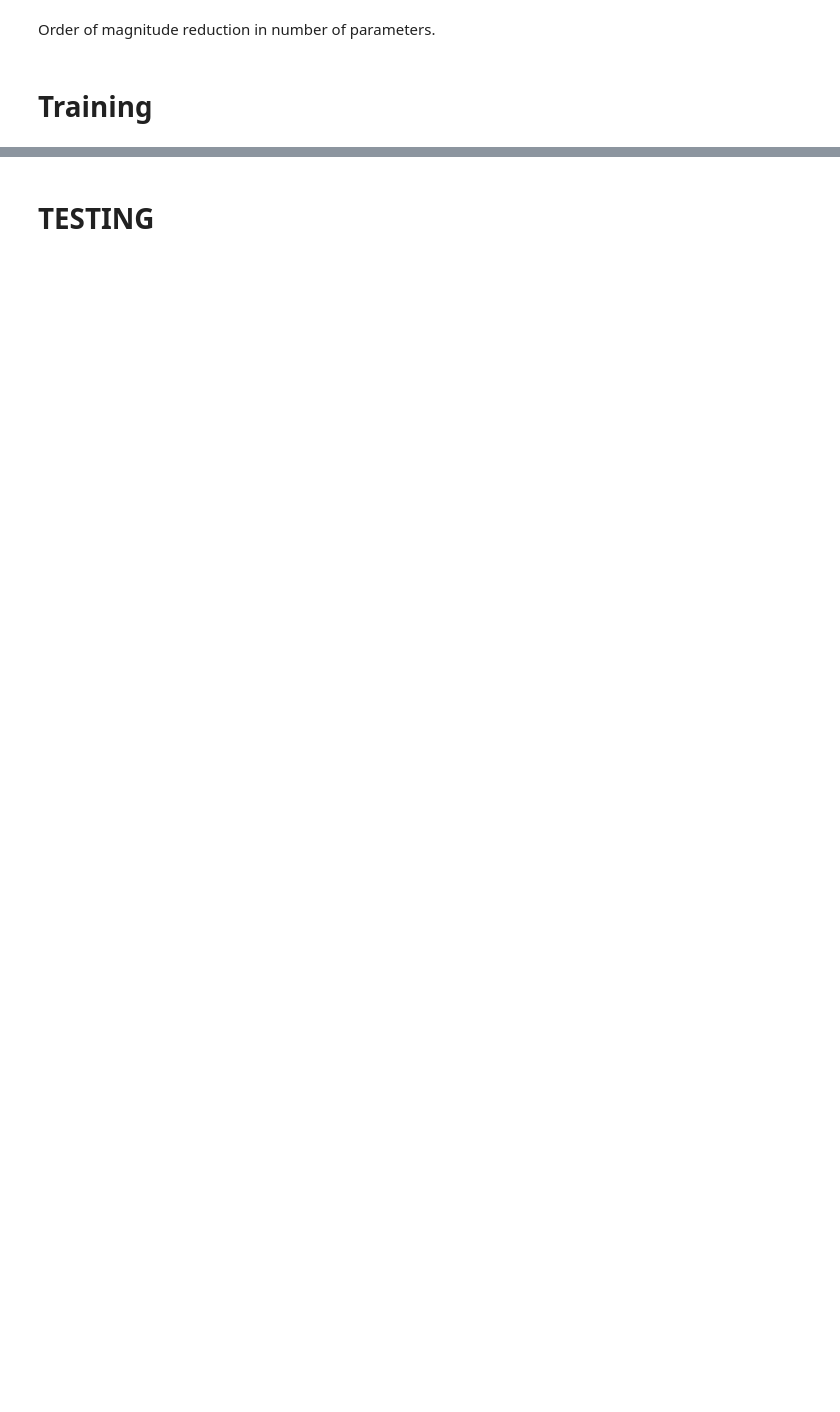
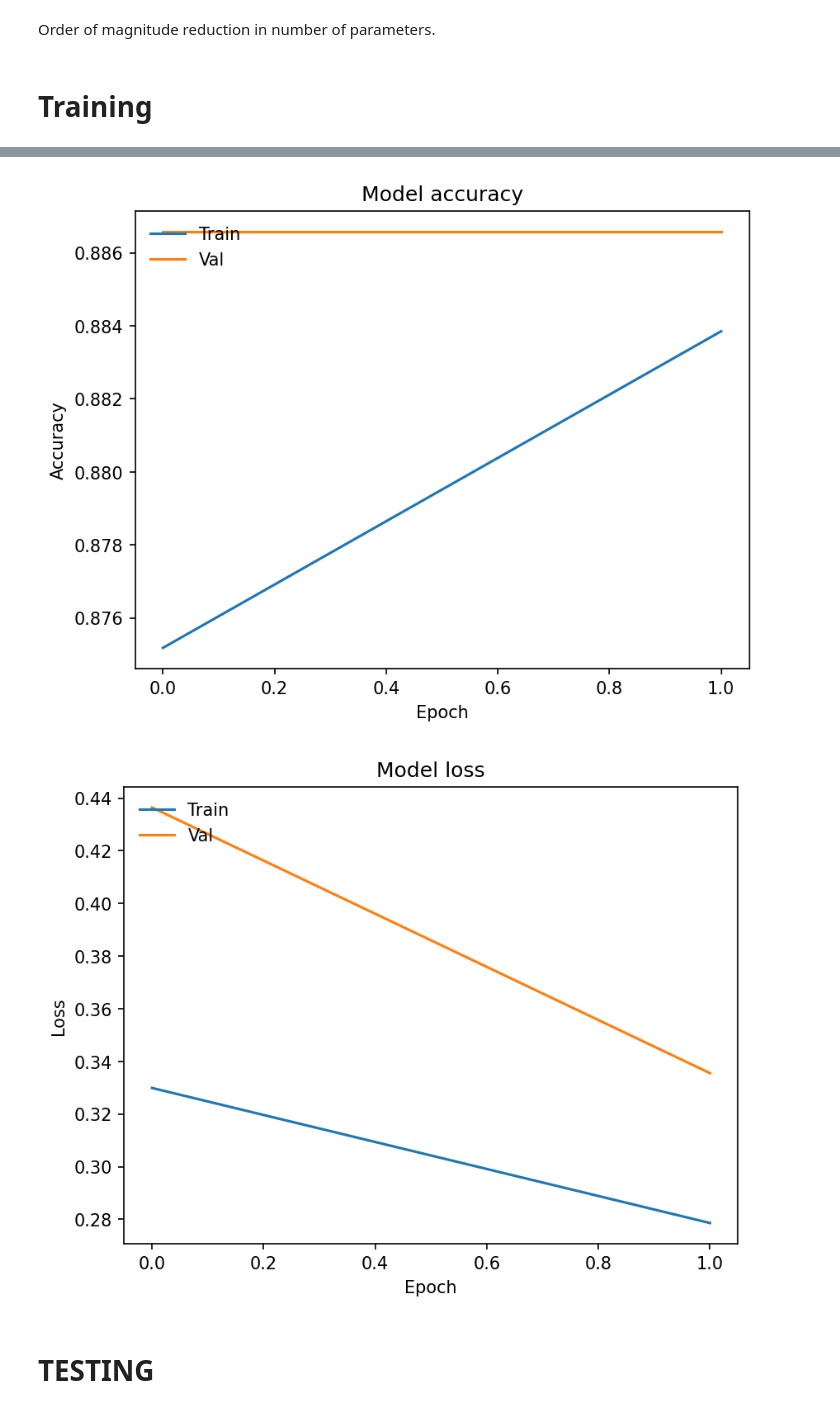
Before and after one commit to mixi26/Neutrino-Interactions, a Jupyter notebook: Task 1.ipynb, the cells around one changed output, grey strips where cells are left out. Saved outputs shown, nothing was run; the diff lists cells and outputs as text; code cells hidden in the pictures; blank space fills up the shorter version.

```diff
--- a/Task 1.ipynb
+++ b/Task 1.ipynb
@@ -377,10 +426,10 @@ Model: "functional"
 # $\nu_{\mu}$-classifier
 # %%
 def branch(input_img):
-    x_view_1 = keras.layers.Conv2D(16, (4, 4), activation='relu', strides=2, input_shape=(100,80,1))(input_img)
+    x_view_1 = keras.layers.Conv2D(16, (4, 4), activation='relu', strides=2, padding='same')(input_img) # Added padding
     x_view_2 = keras.layers.MaxPooling2D((3, 3),padding='same')(x_view_1)
     x_view_3 = BatchNormalization()(x_view_2)
-    x_view_4 = keras.layers.Conv2D(16, (4, 4), activation='relu', strides=2, input_shape=(100,80,1))(x_view_3)
+    x_view_4 = keras.layers.Conv2D(16, (4, 4), activation='relu', strides=2, padding='same')(x_view_3) # Added padding
     x_view_5 = keras.layers.MaxPooling2D((3, 3),padding='same')(x_view_4)
     x_view_6 = BatchNormalization()(x_view_5)
     x_view_7 = keras.layers.Dropout(0.2)(x_view_6)
@@ -398,5 +443,10 @@ final_2 = tf.keras.layers.Softmax(axis=-1)(final)
+# %%
+combined = tf.keras.layers.Concatenate(axis=-1)([branch(input_img_1), branch(input_img_2)])
+final_1 = Dense(32, activation='relu')(combined) # Adding an intermediate dense layer
+flattened = Flatten()(final_1)
+output = Dense(1, activation='sigmoid')(flattened) # Changed output layer
 # %%
-classifier = Model(inputs=[input_img_1,input_img_2], outputs=[final_2])
+classifier = Model(inputs=[input_img_1, input_img_2], outputs=[output])
 classifier.compile(loss=tf.keras.losses.BinaryCrossentropy(), optimizer='adam', metrics=['accuracy'])
 # %%
 classifier.summary()
@@ -427,5 +477,15 @@ Order of magnitude reduction in number of parameters.
 # %% [markdown]
 # Training
 # %%
-history_classifier = classifier.fit([training[0],training[1]], label_training, batch_size=100, epochs=2, validation_data=([validation[0],validation[1]], label_validation))
+with tf.device("/cpu:0"):
+    history_classifier = classifier.fit(
+        [training[:, 0, :, :], training[:, 1, :, :]],
+        label_training,
+        batch_size=100,
+        epochs=2,
+        validation_data=(
+            [validation[:, 0, :, :], validation[:, 1, :, :]],
+            label_validation
+        )
+    )
 # %% [output]
@@ -434,3 +564,22 @@ ValueError: Data cardinality is ambiguous. Make sure all arrays contain the same
+# %%
+plt.plot(history_classifier.history['accuracy'])
+plt.plot(history_classifier.history['val_accuracy'])
+plt.title("Model accuracy")
+plt.ylabel("Accuracy")
+plt.xlabel("Epoch")
+plt.legend(["Train","Val"], loc="upper left")
+plt.show()
+
+plt.plot(history_classifier.history['loss'])
+plt.plot(history_classifier.history['val_loss'])
+plt.title("Model loss")
+plt.ylabel("Loss")
+plt.xlabel("Epoch")
+plt.legend(["Train","Val"], loc="upper left")
+plt.show()
+# %% [output]
+[figure, added]
+[figure, added]
 # %% [markdown]
 # TESTING
 # %%
```
Also changed, not shown: parts of 24 cells of this notebook, 1 other file.
